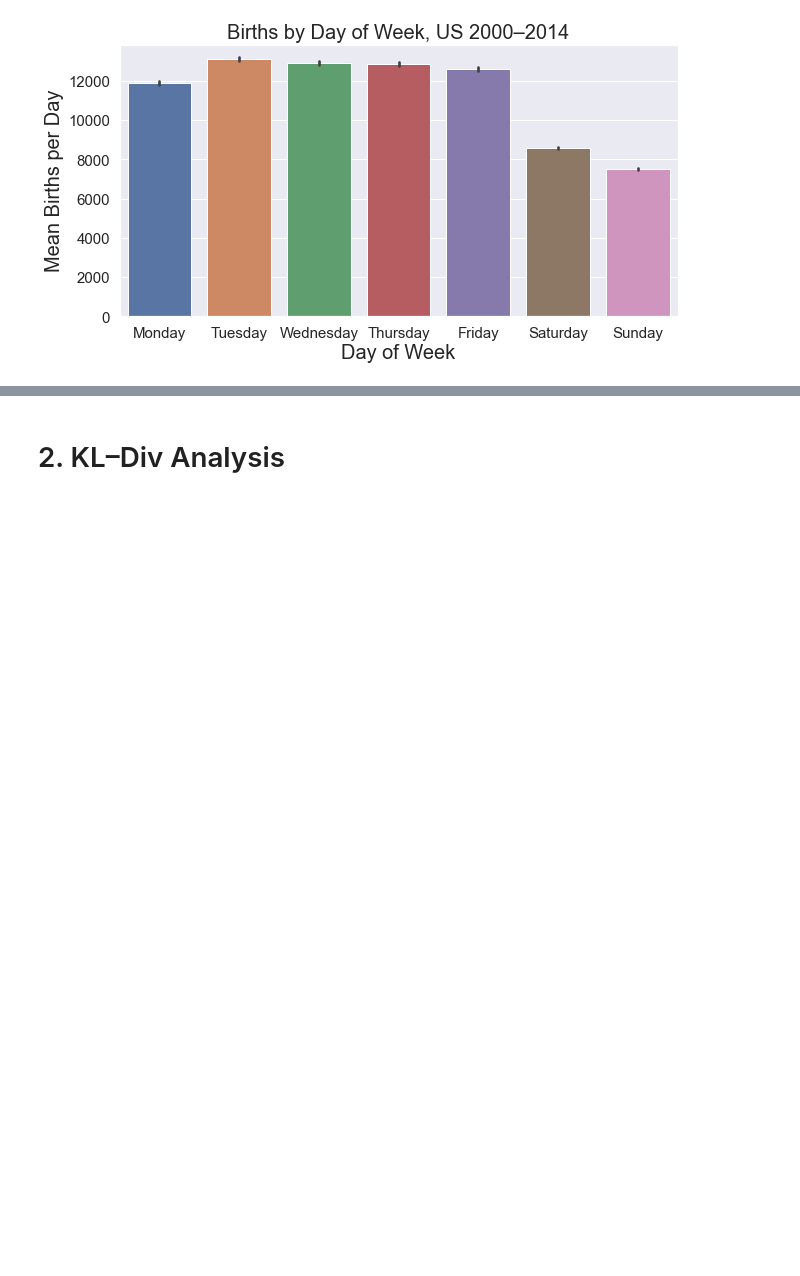
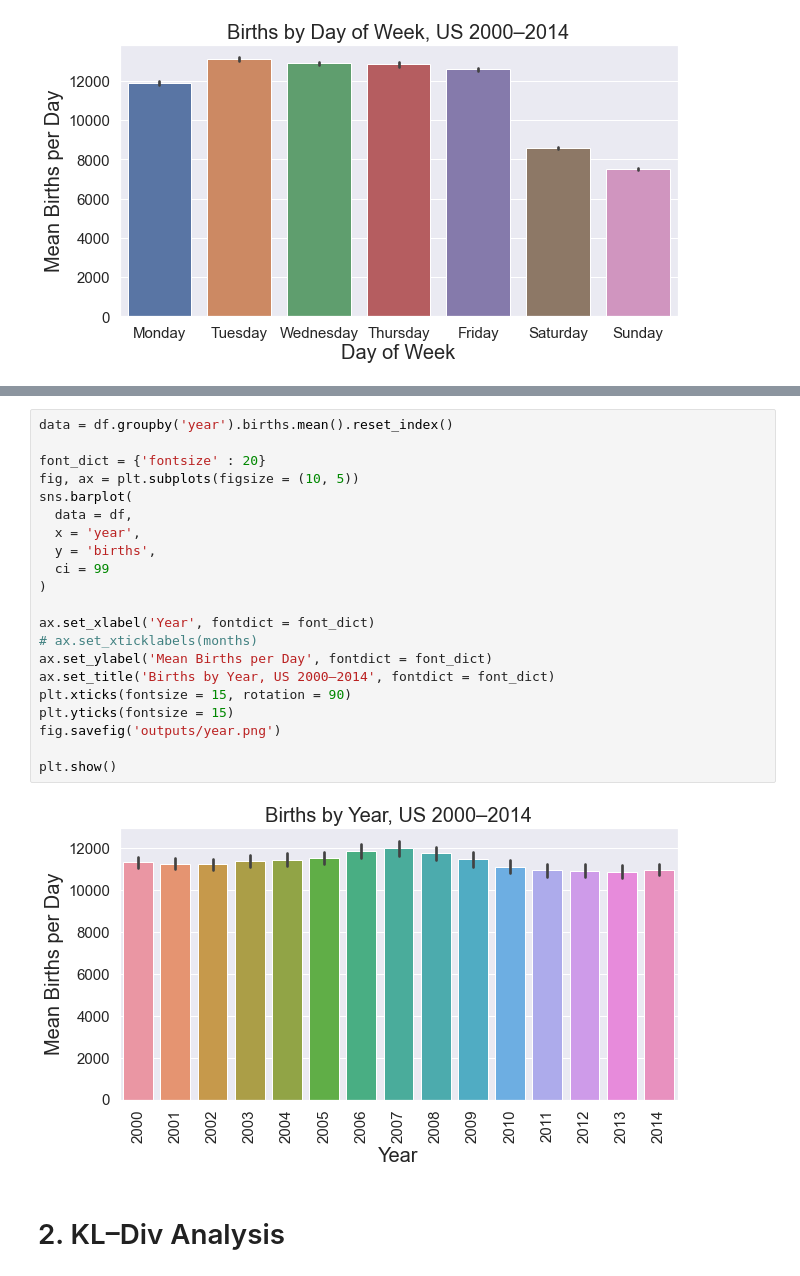
Before and after one commit to rcharan/birthdays, a Jupyter notebook: bonus_material.ipynb, the cells around one changed output, grey strips where cells are left out. Drawn from its saved outputs; the diff is of its cells as text; blank space fills up the shorter version.

```diff
--- a/bonus_material.ipynb
+++ b/bonus_material.ipynb
@@ -44,3 +92,26 @@ plt.show()
+# %%
+data = df.groupby('year').births.mean().reset_index()
+
+font_dict = {'fontsize' : 20}
+fig, ax = plt.subplots(figsize = (10, 5))
+sns.barplot(
+  data = df,
+  x = 'year',
+  y = 'births',
+  ci = 99
+)
+
+ax.set_xlabel('Year', fontdict = font_dict)
+# ax.set_xticklabels(months)
+ax.set_ylabel('Mean Births per Day', fontdict = font_dict)
+ax.set_title('Births by Year, US 2000–2014', fontdict = font_dict)
+plt.xticks(fontsize = 15, rotation = 90)
+plt.yticks(fontsize = 15)
+fig.savefig('outputs/year.png')
+
+plt.show()
+# %% [output]
+[figure, added]
 # %% [markdown]
 # 2. KL–Div Analysis
 # %%
```
Also changed, not shown: parts of 21 cells of this notebook, 11 other files.
